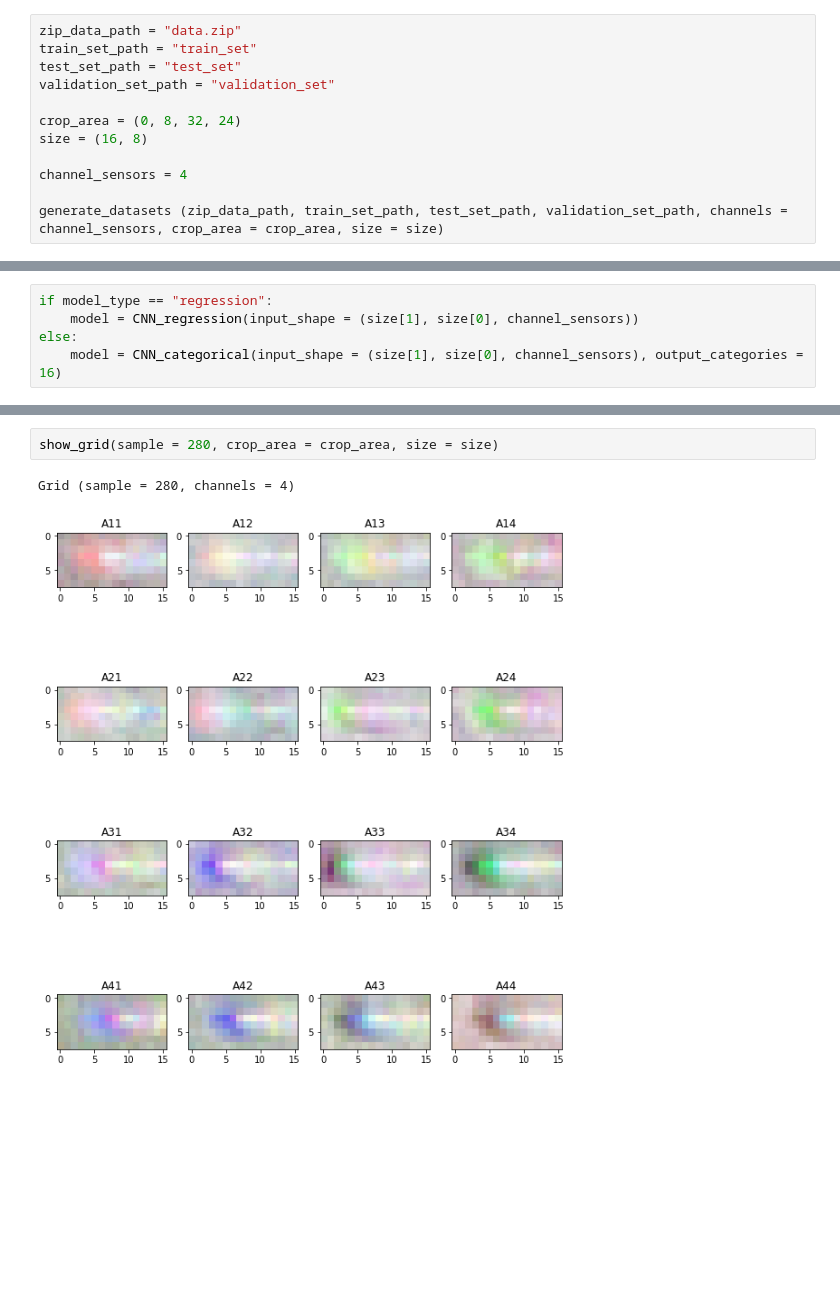
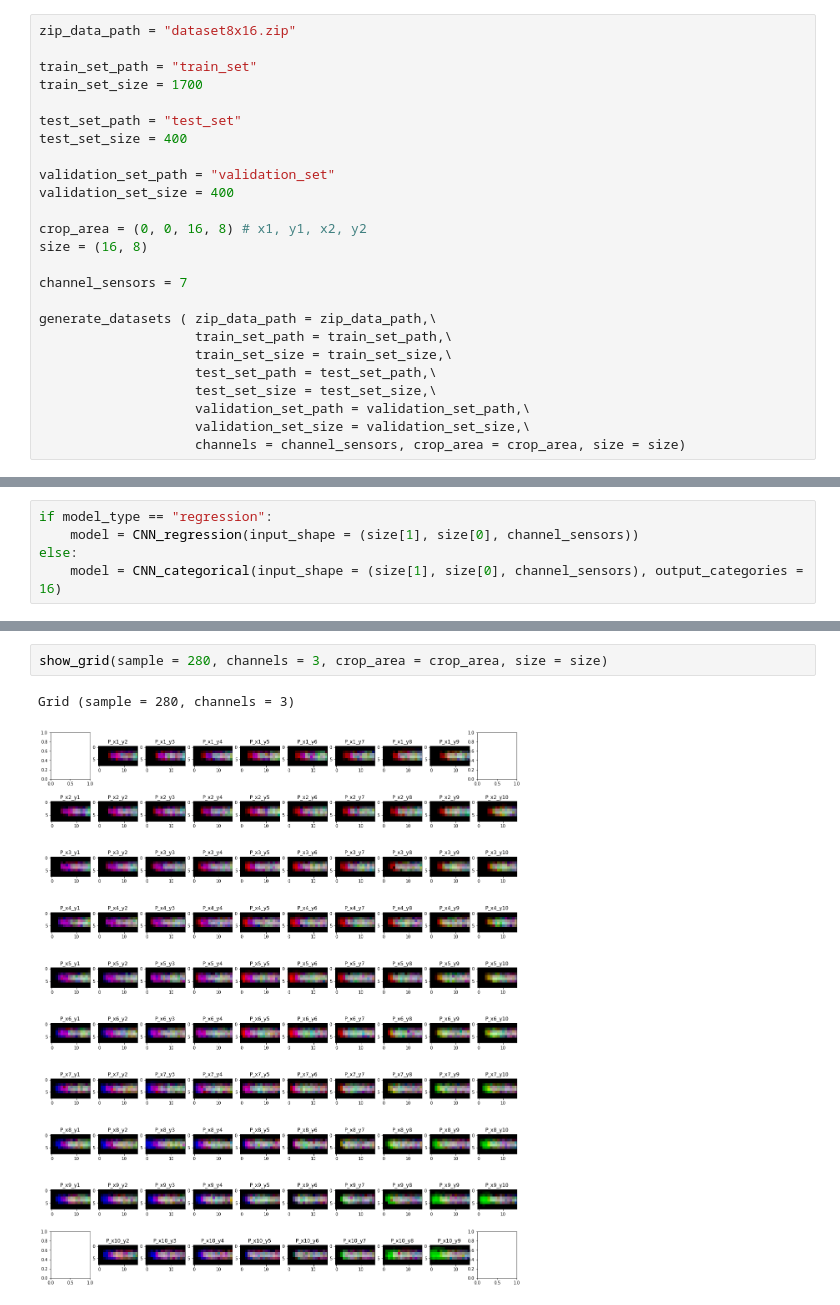
Before and after one commit to YaribNevarez/deep-learning-approach-for-detection-and-localization-of-structural-anomalies, a Jupyter notebook: piezo_sensor_setup/model.ipynb, the cells around one changed output, grey strips where cells are left out. Cells and saved outputs as stored; diff of their text form; blank space fills up the shorter version.

Commit message:
First successful regression on the 10x10 grid

```diff
--- a/piezo_sensor_setup/model.ipynb
+++ b/piezo_sensor_setup/model.ipynb
@@ -222,17 +228,30 @@ def CNN_categorical(input_shape = (32, 32, 4), output_categories = 16):
     model.compile(optimizer=opt, loss='categorical_crossentropy', metrics=['accuracy'])
     return model
 # %%
-zip_data_path = "data.zip"
+zip_data_path = "dataset8x16.zip"
+
 train_set_path = "train_set"
+train_set_size = 1700
+
 test_set_path = "test_set"
+test_set_size = 400
+
 validation_set_path = "validation_set"
+validation_set_size = 400
 
-crop_area = (0, 8, 32, 24)
+crop_area = (0, 0, 16, 8) # x1, y1, x2, y2
 size = (16, 8)
 
-channel_sensors = 4
+channel_sensors = 7
 
-generate_datasets (zip_data_path, train_set_path, test_set_path, validation_set_path, channels = channel_sensors, crop_area = crop_area, size = size)
+generate_datasets ( zip_data_path = zip_data_path,\
+                    train_set_path = train_set_path,\
+                    train_set_size = train_set_size,\
+                    test_set_path = test_set_path,\
+                    test_set_size = test_set_size,\
+                    validation_set_path = validation_set_path,\
+                    validation_set_size = validation_set_size,\
+                    channels = channel_sensors, crop_area = crop_area, size = size)
 # %%
 model_type = "regression" # set "regression" or "categorical"
 
@@ -308,6 +382,6 @@ print("Done!")
 # %%
-show_grid(sample = 280, crop_area = crop_area, size = size)
+show_grid(sample = 280, channels = 3, crop_area = crop_area, size = size)
 # %% [output]
-Grid (sample = 280, channels = 4)
+Grid (sample = 280, channels = 3)
-[figure, old version]
+[figure, new version]
 # %%
```
Also changed, not shown: parts of 8 cells of this notebook, 8 other files.
